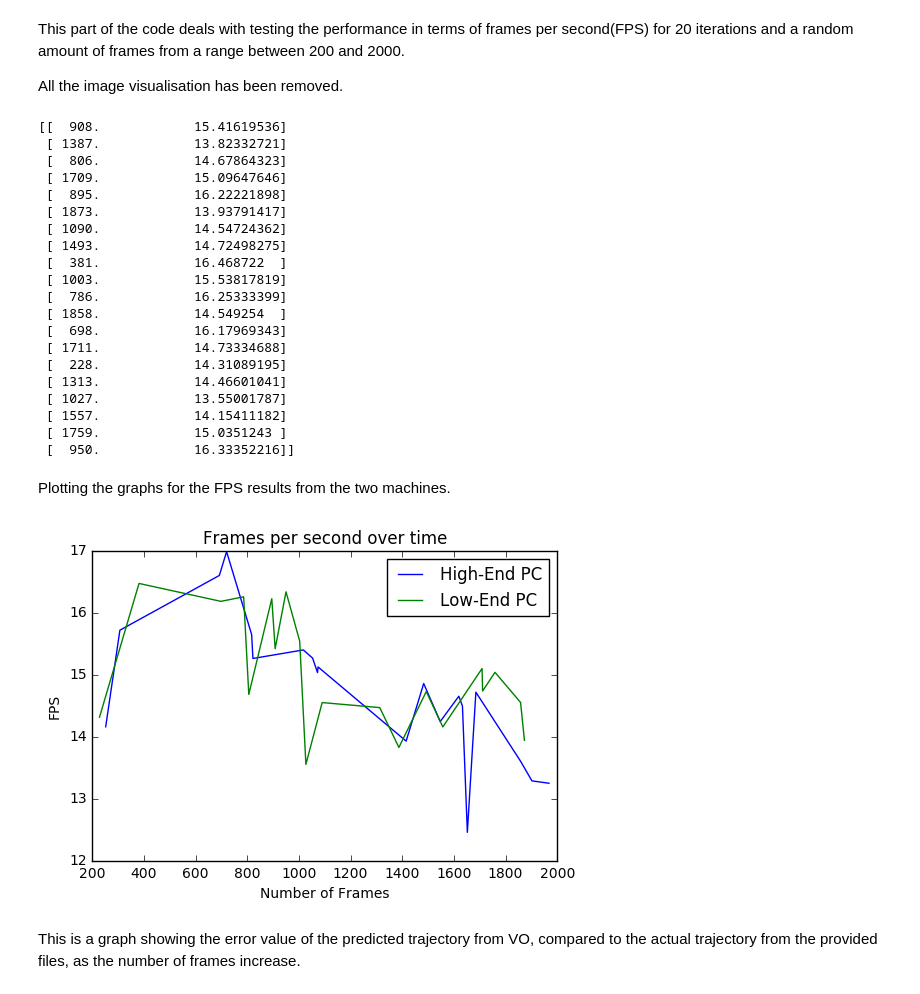
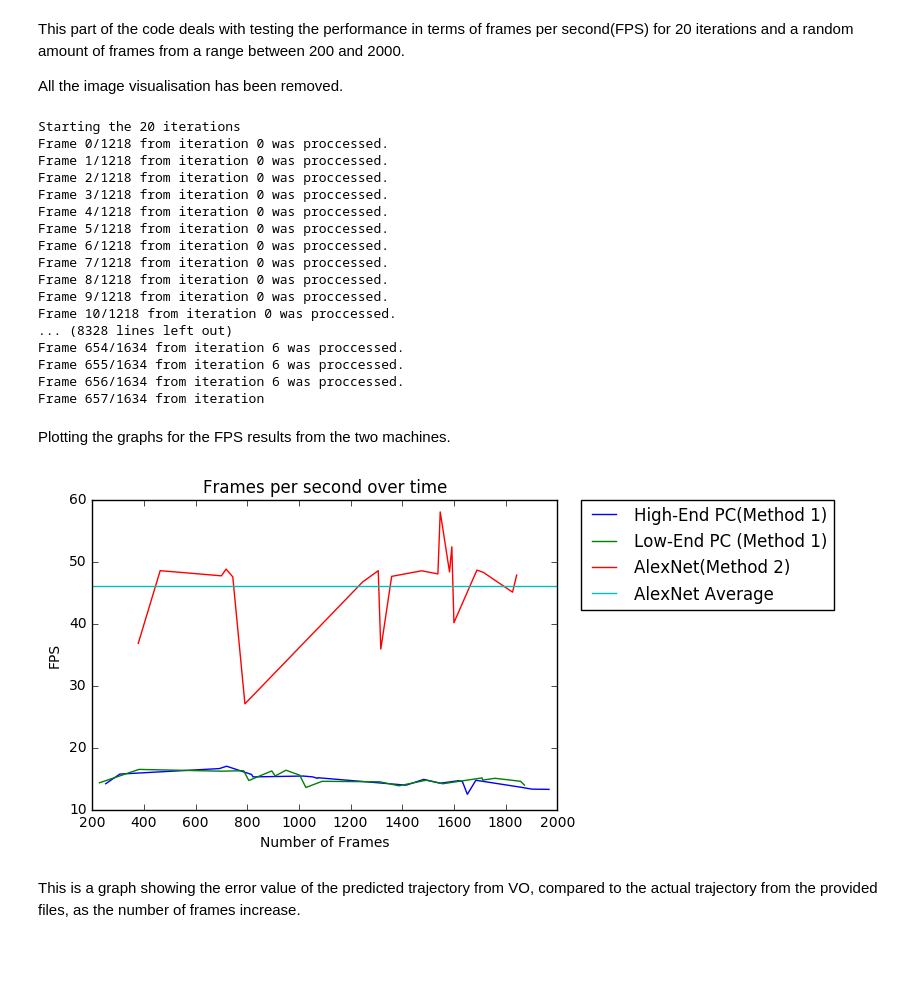
Before and after one commit to zarev/Visual-Odometry, a Jupyter notebook: V_O.ipynb, the cells around one changed output. Drawn from its saved outputs; the diff is of its cells as text; code cells hidden in the pictures; blank space fills up the shorter version.

```diff
--- a/V_O.ipynb
+++ b/V_O.ipynb
@@ -17,8 +17,8 @@ Gathering the input images from the locally saved KITTI dataset.
 %run pinhole_camera.py
 
 ##kitti setup
-poses_dir = 'data_odometry_gray/dataset/poses/00.txt' #for ground truth
-img_dir = 'data_odometry_gray/dataset/sequences/00/image_0/'
+poses_dir = 'dataset/poses/00.txt' #for ground truth
+img_dir = 'dataset/sequences/00/image_0/'
 cam = PinholeCamera(1241.0, 376.0, 718.8560, 718.8560, 607.1928, 185.2157)
 with open(poses_dir) as f: poses = f.readlines()#poses
 print "kitti loaded."
@@ -63,6 +63,7 @@ for img_id in range(frames):
     predicted.append((x,y))
     actual.append((vo.trueX, vo.trueY))
 
+
     #openCV uses BGR colour schemes as tuples, e.g (255,0,0) is blue
     #predicted trajectory in
     cv2.circle(traj, (draw_x,draw_y), 1, (0,255,0), 1)
@@ -74,8 +75,9 @@ for img_id in range(frames):
     text = "Coordinates: x=%2fm y=%2fm z=%2fm"%(x,y,z)
     cv2.putText(traj, text, (20,40), cv2.FONT_HERSHEY_PLAIN, 1, (255,255,255), 1, 8)
     #disaplying the current frame in the window
-    frame = "Frame: " + str(img_id)
+    frame = "Frame: " + str(img_id) + " FPS: " + str(curr_fps)
     cv2.putText(traj, frame, (20,60), cv2.FONT_HERSHEY_PLAIN, 1, (255,255,255), 1, 8)
+    cv2.rectangle(traj, (10, 40), (600, 60), (0,0,0), -1)
 
     sec = time.time()
     curr_secs = sec - start
@@ -88,8 +90,11 @@ for img_id in range(frames):
 
     cv2.imshow('Road facing camera', img)
     cv2.imshow('Trajectory', traj)
-    cv2.waitKey(1)
 
-cv2.imwrite('map.png', traj)
+    if cv2.waitKey(25) & 0xFF == ord('q'):
+        cv2.destroyAllWindows()
+        break
+
+# cv2.imwrite('map.png', traj)
 cv2.destroyAllWindows()
 cv2.waitKey(1)
@@ -105,8 +112,11 @@ import time
 vo = VisualOdometry(cam, poses_dir)
 
 total_fps = []
+iterations=20
+frame_range=(200,2000)
 
-for i in range(20):
+print "Starting the 20 iterations"
+for i in range(iterations):
     frames = random.randint(200,2000)
     start = time.time()
     frames_arr= []
@@ -114,6 +124,7 @@ for i in range(20):
     for img_id in range(frames):
         img = cv2.imread(img_dir+str(img_id).zfill(6)+'.png', 0)
         vo.update(img, img_id)
+        print "Frame "+str(img_id)+"/"+str(frames)+" from iteration "+str(i)+" was proccessed."
     #calculating the FPS
     end = time.time()
     seconds = end - start
@@ -122,56 +133,66 @@ for i in range(20):
 
 print (np.array(total_fps)).reshape(20,2)
 # %% [output]
-[[  908.            15.41619536]
- [ 1387.            13.82332721]
- [  806.            14.67864323]
- [ 1709.            15.09647646]
- [  895.            16.22221898]
- [ 1873.            13.93791417]
- [ 1090.            14.54724362]
- [ 1493.            14.72498275]
- [  381.            16.468722  ]
- [ 1003.            15.53817819]
- [  786.            16.25333399]
- [ 1858.            14.549254  ]
- [  698.            16.17969343]
- [ 1711.            14.73334688]
- [  228.            14.31089195]
- [ 1313.            14.46601041]
- [ 1027.            13.55001787]
- [ 1557.            14.15411182]
- [ 1759.            15.0351243 ]
- [  950.            16.33352216]]
+Starting the 20 iterations
+Frame 0/1218 from iteration 0 was proccessed.
+Frame 1/1218 from iteration 0 was proccessed.
+Frame 2/1218 from iteration 0 was proccessed.
+Frame 3/1218 from iteration 0 was proccessed.
+Frame 4/1218 from iteration 0 was proccessed.
+Frame 5/1218 from iteration 0 was proccessed.
+Frame 6/1218 from iteration 0 was proccessed.
+Frame 7/1218 from iteration 0 was proccessed.
+Frame 8/1218 from iteration 0 was proccessed.
+Frame 9/1218 from iteration 0 was proccessed.
+Frame 10/1218 from iteration 0 was proccessed.
+... (8328 lines left out)
+Frame 654/1634 from iteration 6 was proccessed.
+Frame 655/1634 from iteration 6 was proccessed.
+Frame 656/1634 from iteration 6 was proccessed.
+Frame 657/1634 from iteration
 # %% [markdown]
 Plotting the graphs for the FPS results from the two machines.
 # %%
 import matplotlib.pyplot as plt
+import numpy as np
+
 #the tuple lists from the two machines
 #for (x,y), x=number of frames, y=FPS
+#all values were obtained by runnig 20 iterations of the robotics test code for each of the lists below
 high_end = [(1415, 13.9256576794853), (1633, 14.49185332237826), (692, 16.597510342312937), (1902, 13.28444212071557), (1968, 13.246013748166588), (817, 15.644747387887113), (1858, 13.601159544429823), (1547, 14.241132669300056), (720, 16.981532516090148), (1053, 15.264409145525736), (1074, 15.122074834207996), (1619, 14.649727644408387), (307, 15.714578203838439), (1017, 15.396027614268148), (1072, 15.03000395066713), (1685, 14.71474354165605), (1483, 14.854063609679645), (1652, 12.453919727322866), (822, 15.258390264332748), (252, 14.15650815690624)]
 low_end = [(908, 15.416195359079301), (1387, 13.823327208123809), (806, 14.678643231174892), (1709, 15.096476461535536), (895, 16.222218979230302), (1873, 13.937914172324946), (1090, 14.54724361525289), (1493, 14.72498274726146), (381, 16.468721997640543), (1003, 15.538178186024538), (786, 16.25333398956898), (1858, 14.549253998647432), (698, 16.17969343116562), (1711, 14.733346877738205), (228, 14.310891946105043), (1313, 14.46601040546894), (1027, 13.550017874333518), (1557, 14.154111818030644), (1759, 15.03512430265126), (950, 16.33352216314256)]
+deep_end = [(791, 27.04319265698128), (378, 36.78669900632446), (1317, 35.884312978810065), (1600, 40.121536054886185), (1475, 48.50281829310458), (1547, 57.99584848867834), (1592, 52.373840776552576), (1307, 48.513468898285545), (1247, 46.712585667958415), (1827, 45.05322939862442), (718, 48.77531176574092), (1359, 47.597558103594345), (1714, 48.247856842118544), (744, 47.51741021950383), (463, 48.52152919306825), (1689, 48.61284560394139), (700, 47.690765845874154), (1538, 47.99538578100847), (1843, 47.81908910801715), (1583, 48.31414759492721)]
 
 #sorting the values to enable visualisation and comparison
 high_sr = sorted(high_end)
 low_sr = sorted(low_end)
+deep_sr = sorted(deep_end)
 
 #seperating the frames and the FPS for each list
 x_high = [x[0] for x in high_sr]
 y_high = [x[1] for x in high_sr]
 
 x_low = [x[0] for x in low_sr]
 y_low = [x[1] for x in low_sr]
 
+x_deep = [x[0] for x in deep_sr]
+y_deep = [x[1] for x in deep_sr]
+
+#average fps for alexnet
+average = np.sum(y_deep)/len(y_deep)
+
 #plotting the graph to visualise the lists
-plt.plot(x_high,y_high,label='High-End PC')
-plt.plot(x_low,y_low,label='Low-End PC')
+plt.plot(x_high,y_high,label='High-End PC(Method 1)')
+plt.plot(x_low,y_low,label='Low-End PC (Method 1)')
+plt.plot(x_deep,y_deep,label='AlexNet(Method 2)')
+plt.plot((200, 2000), (average,average), label="AlexNet Average")
 plt.xlabel('Number of Frames')
 plt.ylabel('FPS')
 plt.title('Frames per second over time')
-plt.legend()
+plt.legend(bbox_to_anchor=(1.05, 1), loc=2, borderaxespad=0.)
 plt.show()
 # %% [output]
-[figure, old version]
+[figure, new version]
 # %% [markdown]
 This is a graph showing the error value of the predicted trajectory from VO, compared to the actual trajectory from the provided files, as the number of frames increase.
 # %%
```
Also changed, not shown: parts of 4 cells of this notebook, 1 other file.
